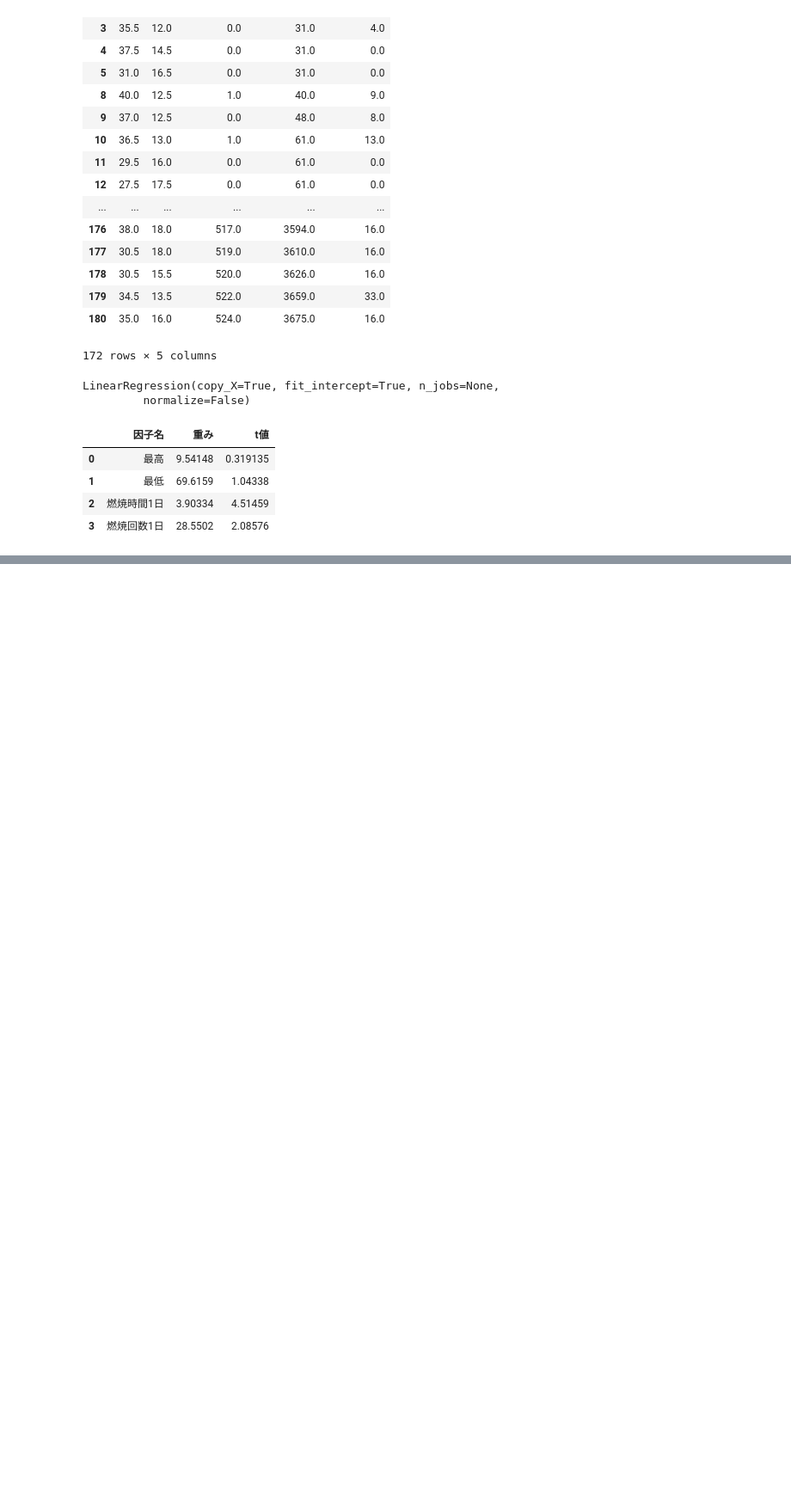
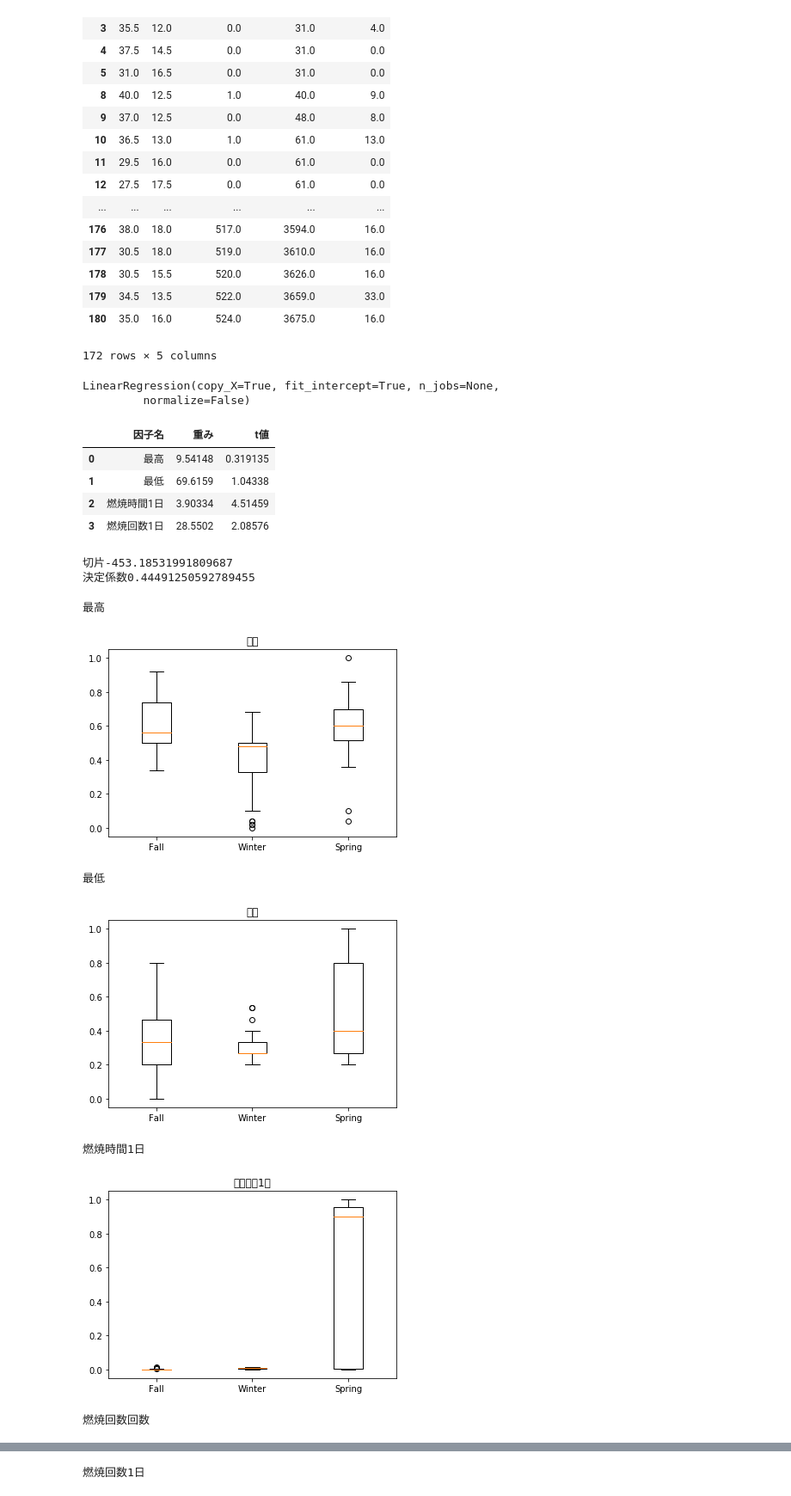
Before and after one commit to Setsu-Hanatsuki/DataMining, a Jupyter notebook: nouen.ipynb, the cells around one changed output, grey strips where cells are left out. Shown at 86% size. Cells and saved outputs as stored; diff of their text form; code cells hidden in the pictures; blank space fills up the shorter version.

```diff
--- a/nouen.ipynb
+++ b/nouen.ipynb
@@ -241,4 +241,10 @@ dfo3
 | 1 | 最低 | 69.6159 | 1.04338 |
 | 2 | 燃焼時間1日 | 3.90334 | 4.51459 |
 | 3 | 燃焼回数1日 | 28.5502 | 2.08576 |
+# %%
+print("切片"+str(b))
+print("決定係数"+str(model.score(x3,y2)))
+# %% [output]
+切片-453.18531991809687
+決定係数0.44491250592789455
 # %%
@@ -245,0 +252,32 @@ dfo3.to_csv("重回帰燃焼回数.csv",encoding="shift-jis")
+# %%
+import matplotlib.pyplot as plt
+igfont = {'family':'IPAexGothic'}
+#plt.title('title',**igfont)
+#plt.show()
+f=[]
+s=[]
+w=[]
+for i in range(len(x2)):
+    if y[i]==2:
+        f.append(x2[i])
+    elif y[i]==0:
+        w.append(x2[i])
+    else:
+        s.append(x2[i])
+f=np.array(f).T
+w=np.array(w).T
+s=np.array(s).T
+#fig,ax=plt.subplots()
+for i in range(len(x[0])):
+    plt.boxplot((f[i],w[i],s[i]),labels=["Fall","Winter","Spring"])
+    plt.title(name[i],**igfont)
+    print(name[i])
+    plt.show()
+# %% [output]
+最高
+[figure, added]
+最低
+[figure, added]
+燃焼時間1日
+[figure, added]
+燃焼回数回数
@@ -245,0 +285 @@ dfo3.to_csv("重回帰燃焼回数.csv",encoding="shift-jis")
+燃焼回数1日
```
Also changed, not shown: parts of 7 cells of this notebook.
